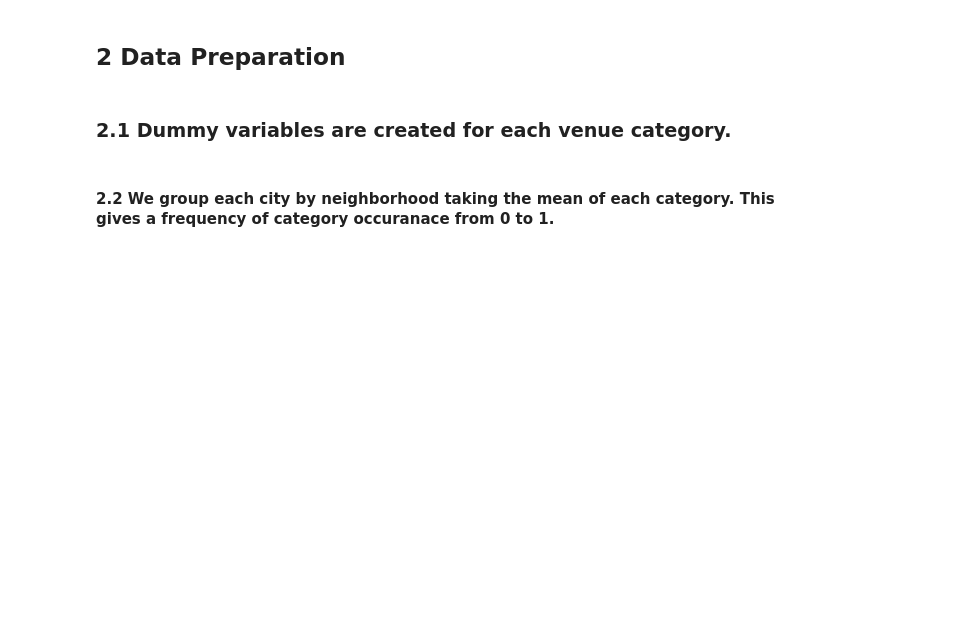
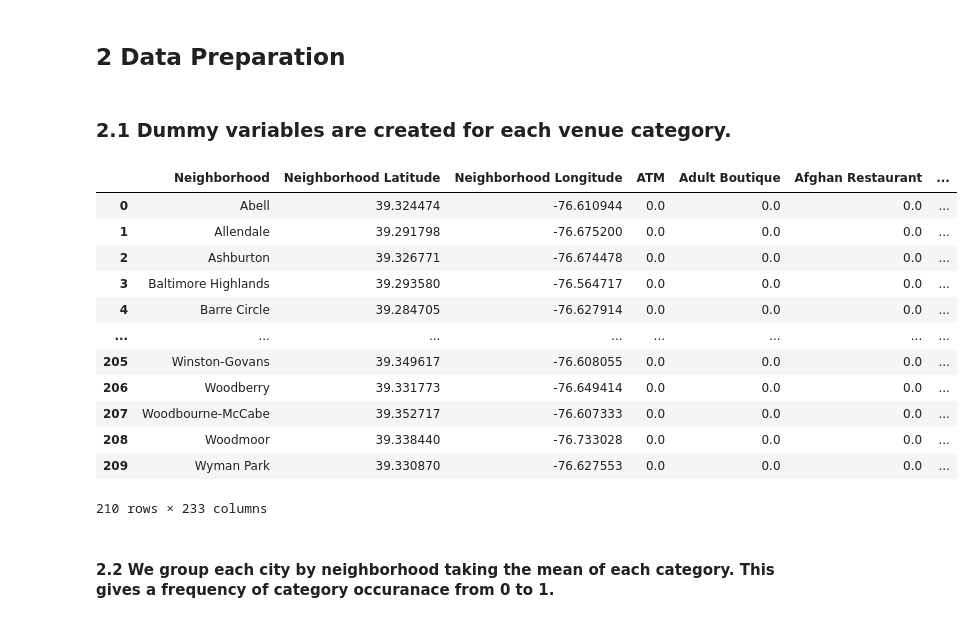
Before and after one commit to mphill82/Coursera_Capstone, a Jupyter notebook: Retail_Inference_notebook.ipynb, the cells around one changed output. Drawn from its saved outputs; the diff is of its cells as text; code cells hidden in the pictures; blank space fills up the shorter version.

Commit message:
adjusting bmd dataframe

```diff
--- a/Retail_Inference_notebook.ipynb
+++ b/Retail_Inference_notebook.ipynb
@@ -452,6 +452,26 @@ wdc_venues_df
 ## 2 Data Preparation
 # %% [markdown]
 ### 2.1 Dummy variables are created for each venue category.
+# %%
+bmd_venues_df=bmd_venues_df[bmd_venues_df['Venue Category']!='Neighborhood']
+bmd_venues_onehot=pd.get_dummies(bmd_venues_df[['Venue Category']], prefix="", prefix_sep="")
+bmd_df=pd.concat([bmd_venues_df[['Neighborhood','Neighborhood Latitude','Neighborhood Longitude']],bmd_venues_onehot],axis=1)
+bmd_grouped=bmd_df.groupby(['Neighborhood','Neighborhood Latitude','Neighborhood Longitude']).mean().reset_index()
+bmd_grouped
+# %% [output]
+|  | Neighborhood | Neighborhood Latitude | Neighborhood Longitude | ATM | Adult Boutique | Afghan Restaurant | ... |
+| 0 | Abell | 39.324474 | -76.610944 | 0.0 | 0.0 | 0.0 | ... |
+| 1 | Allendale | 39.291798 | -76.675200 | 0.0 | 0.0 | 0.0 | ... |
+| 2 | Ashburton | 39.326771 | -76.674478 | 0.0 | 0.0 | 0.0 | ... |
+| 3 | Baltimore Highlands | 39.293580 | -76.564717 | 0.0 | 0.0 | 0.0 | ... |
+| 4 | Barre Circle | 39.284705 | -76.627914 | 0.0 | 0.0 | 0.0 | ... |
+| ... | ... | ... | ... | ... | ... | ... | ... |
+| 205 | Winston-Govans | 39.349617 | -76.608055 | 0.0 | 0.0 | 0.0 | ... |
+| 206 | Woodberry | 39.331773 | -76.649414 | 0.0 | 0.0 | 0.0 | ... |
+| 207 | Woodbourne-McCabe | 39.352717 | -76.607333 | 0.0 | 0.0 | 0.0 | ... |
+| 208 | Woodmoor | 39.338440 | -76.733028 | 0.0 | 0.0 | 0.0 | ... |
+| 209 | Wyman Park | 39.330870 | -76.627553 | 0.0 | 0.0 | 0.0 | ... |
+210 rows × 233 columns
 # %% [markdown]
 #### 2.2 We group each city by neighborhood taking the mean of each category.  This gives a frequency of category occuranace from 0 to 1.
 # %% [markdown]
```
